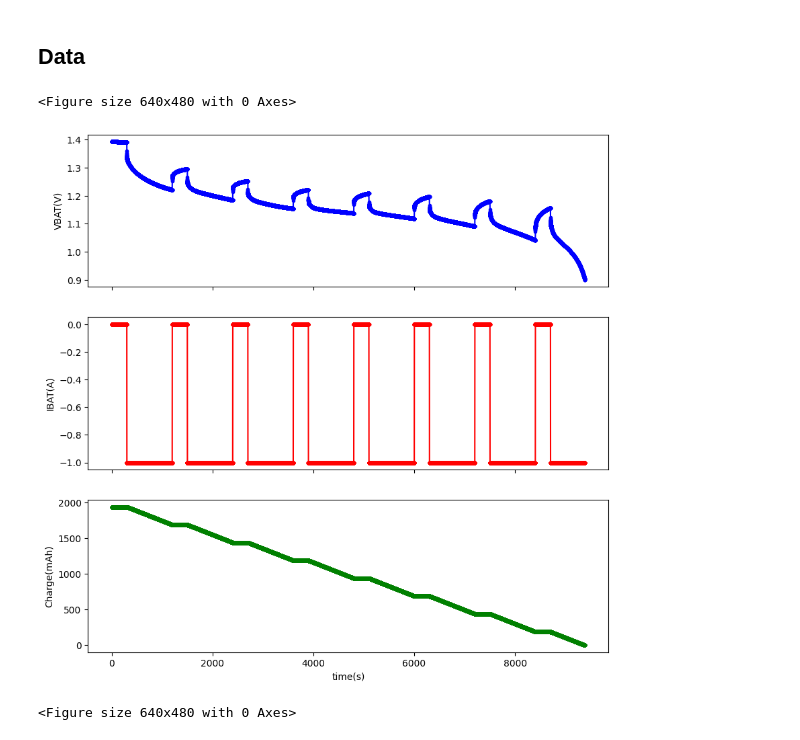
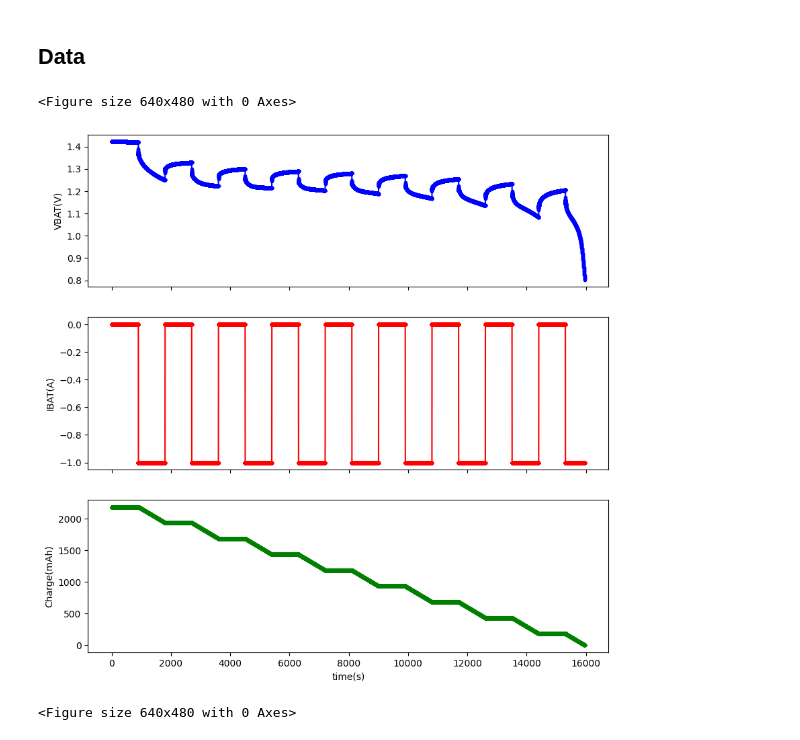
Before and after one commit to Triangleman1/ICASL_test_code, a Jupyter notebook: 585_SOC_Estimation/585_DATA_PROCESSING.ipynb, the cells around one changed output. Saved outputs shown, nothing was run; the diff lists cells and outputs as text; code cells hidden in the pictures.

```diff
--- a/585_SOC_Estimation/585_DATA_PROCESSING.ipynb
+++ b/585_SOC_Estimation/585_DATA_PROCESSING.ipynb
@@ -29,33 +30,33 @@ from scipy.optimize import curve_fit
 # %% [markdown]
 ## Data
 # %%
-df = pd.read_csv("Test_1/complete.csv")
+df = pd.read_csv("Discharging_2_truncated/complete.csv")
 DOD = df["DOD"]
 Charge = DOD - DOD[len(DOD)-1]
 fig = plt.figure()
 fig, (ax1, ax2, ax3) = plt.subplots(3, 1, sharex=True, figsize=(10, 10))
 ax1.set_ylabel('VBAT(V)')
 ax3.set_xlabel('time(s)')
 ax2.set_ylabel('IBAT(A)')
 ax3.set_ylabel('Charge(mAh)')
 
 lineV, = ax1.plot([], [], '.-', color='blue')
 lineV.set_data(df["times"], df["voltage"])
 lineI, = ax2.plot([], [], '.-', color='red')
 lineI.set_data(df["times"], df["current"])
 lineDOD, = ax3.plot([], [], '.-', color='green')
 lineDOD.set_data(df["times"], Charge)
 ax1.relim()
 ax1.autoscale_view()
 ax2.relim()
 ax2.autoscale_view()
 ax3.relim()
 ax3.autoscale_view()
 display(fig)
 clear_output(wait = True)
 # %% [output]
 <Figure size 640x480 with 0 Axes>
-[figure, old version]
+[figure, new version]
 # %%
 df = pd.read_csv("Charging_1/complete.csv")
 df2 = pd.read_csv("Charging/complete.csv")
```
Also changed, not shown: parts of 2 cells of this notebook, 6 other files.
